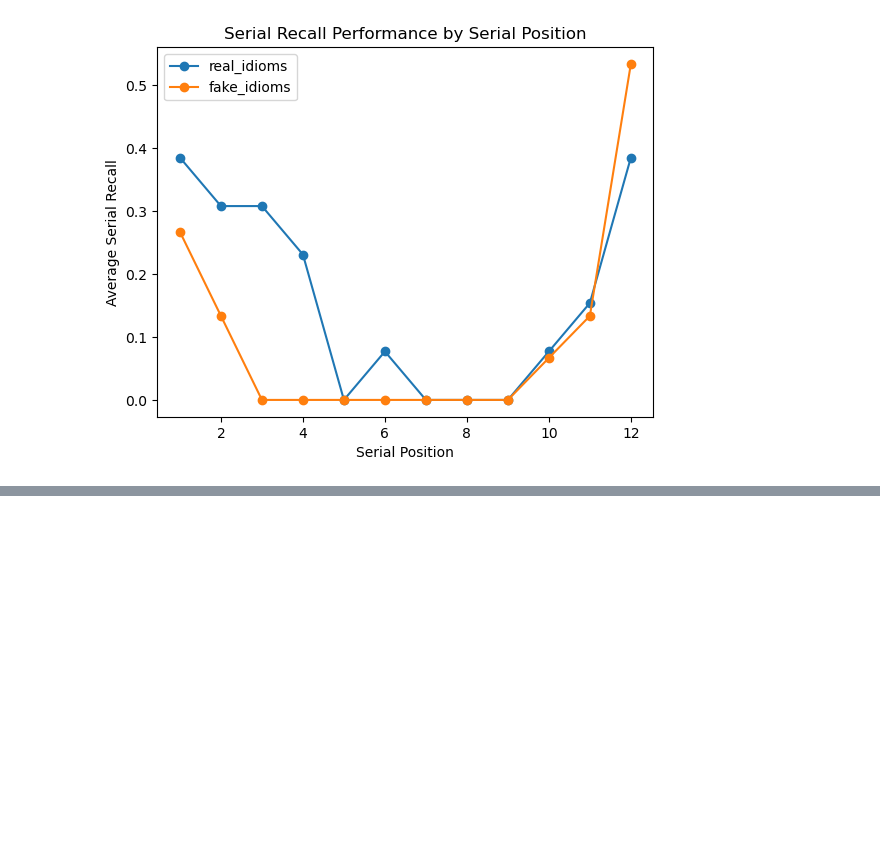
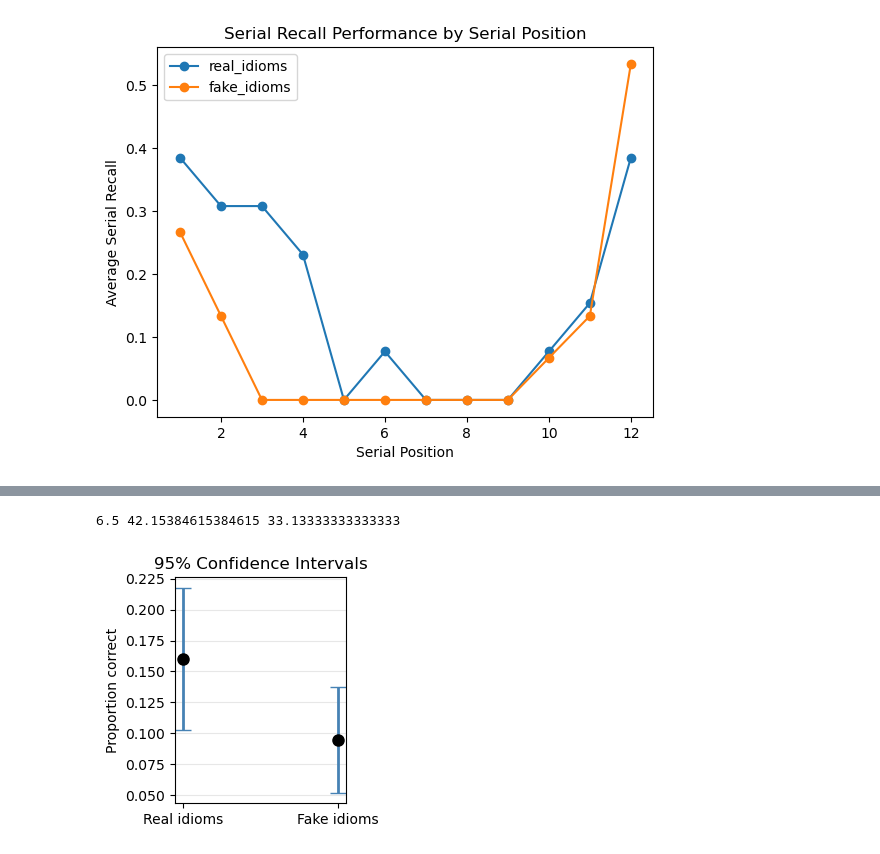
Before and after one commit to ArcadeAnarkist/Project_1_Memory, a Jupyter notebook: databehandling.ipynb, the cells around one changed output, grey strips where cells are left out. Cells and saved outputs as stored; diff of their text form; code cells hidden in the pictures; blank space fills up the shorter version.

```diff
--- a/databehandling.ipynb
+++ b/databehandling.ipynb
@@ -114,0 +152,36 @@ plt.show()
+# %%
+# The effect of chunking
+lettercount6 = iex6[iex6['serial_correct'] == 1]["presented_item"].str.len().sum()
+experimentcount6 = len(iex6)/12
+lettercount9 = iex9[iex9['serial_correct'] == 1]["presented_item"].str.len().sum()
+lettercount10 = iex10[iex10['serial_correct'] == 1]["presented_item"].str.len().sum()
+experimentcount9 = len(iex9)/12
+experimentcount10 = len(iex10)/12
+print(lettercount6/experimentcount6, lettercount9/experimentcount9, lettercount10/experimentcount10)
+# %% [output]
+6.5 42.15384615384615 33.13333333333333
+# %%
+datasets = {"Real idioms": iex9, "Fake idioms": iex10}
+
+labels, estimates, err_low, err_high = [], [], [], []
+
+for name, d in datasets.items():
+    p, lo, hi = conf(d)
+    labels.append(name)
+    estimates.append(p)
+    err_low.append(p - lo)
+    err_high.append(hi - p)
+
+fig, ax = plt.subplots(figsize=(3, 3))
+ax.errorbar(
+    labels, estimates, yerr=[err_low, err_high],
+    fmt='o', capsize=6, markersize=8,
+    color='black', ecolor='steelblue', elinewidth=2
+)
+ax.set_ylabel("Proportion correct")
+ax.set_title("95% Confidence Intervals")
+ax.grid(axis='y', alpha=0.3)
+plt.tight_layout()
+plt.show()
+# %% [output]
+[figure, added]
```
Also changed, not shown: parts of 2 cells of this notebook.
